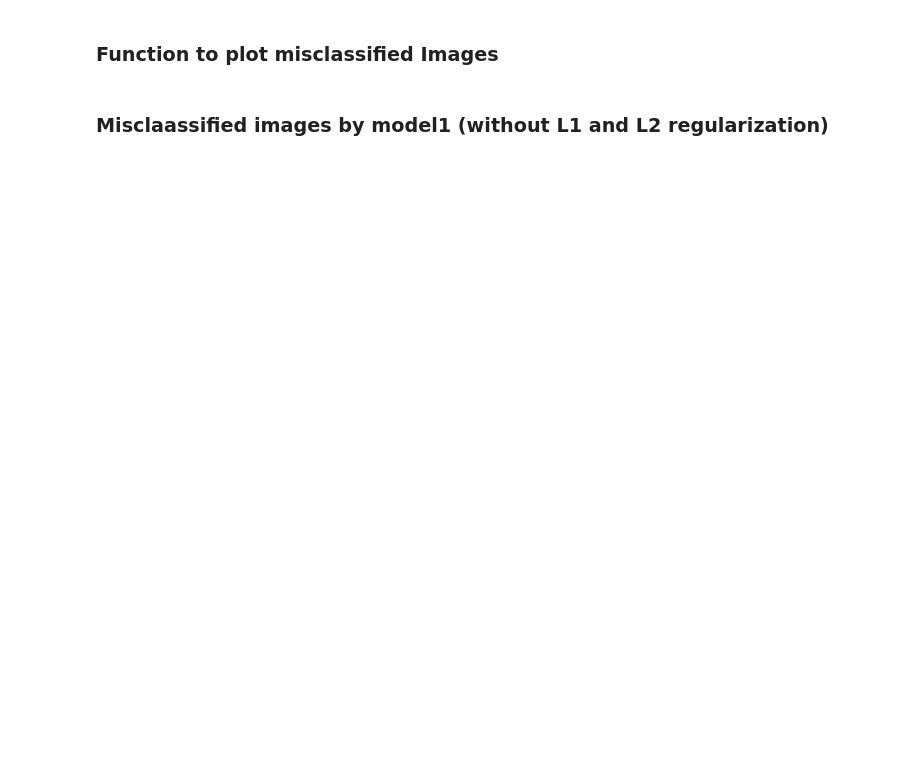
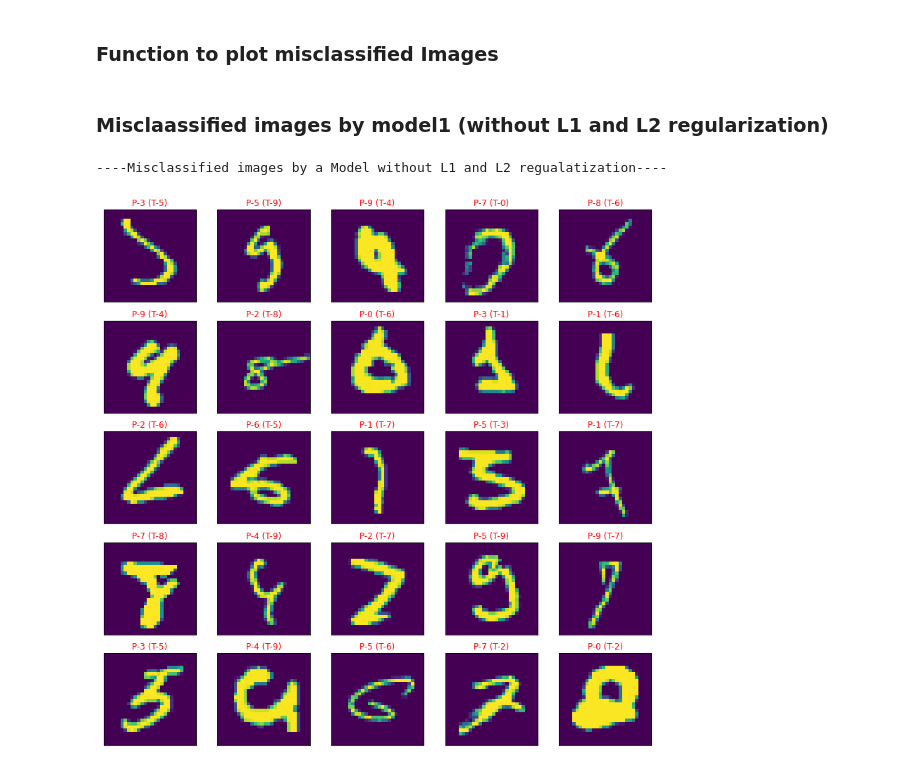
Before and after one commit to palashbaranwal/EVA4, a Jupyter notebook: S6_MNIST/EVA4_S6.ipynb, the cells around one changed output. Drawn from its saved outputs; the diff is of its cells as text; code cells hidden in the pictures; blank space fills up the shorter version.

```diff
--- a/S6_MNIST/EVA4_S6.ipynb
+++ b/S6_MNIST/EVA4_S6.ipynb
@@ -600,3 +641,9 @@ def PlotMisclassifiedImages(model, filename):
     plt.savefig(filename)
 # %% [markdown]
 ### Misclaassified images by model1 (without L1 and L2 regularization)
+# %%
+model.load_state_dict(torch.load("model_w.pt"))
+PlotMisclassifiedImages(model, filename="WithoutL1andL2.png")  #25 misclassified images and save it in a file.
+# %% [output]
+----Misclassified images by a Model without L1 and L2 regualatization----
+[figure, added]
```
Also changed, not shown: parts of 13 cells of this notebook.
